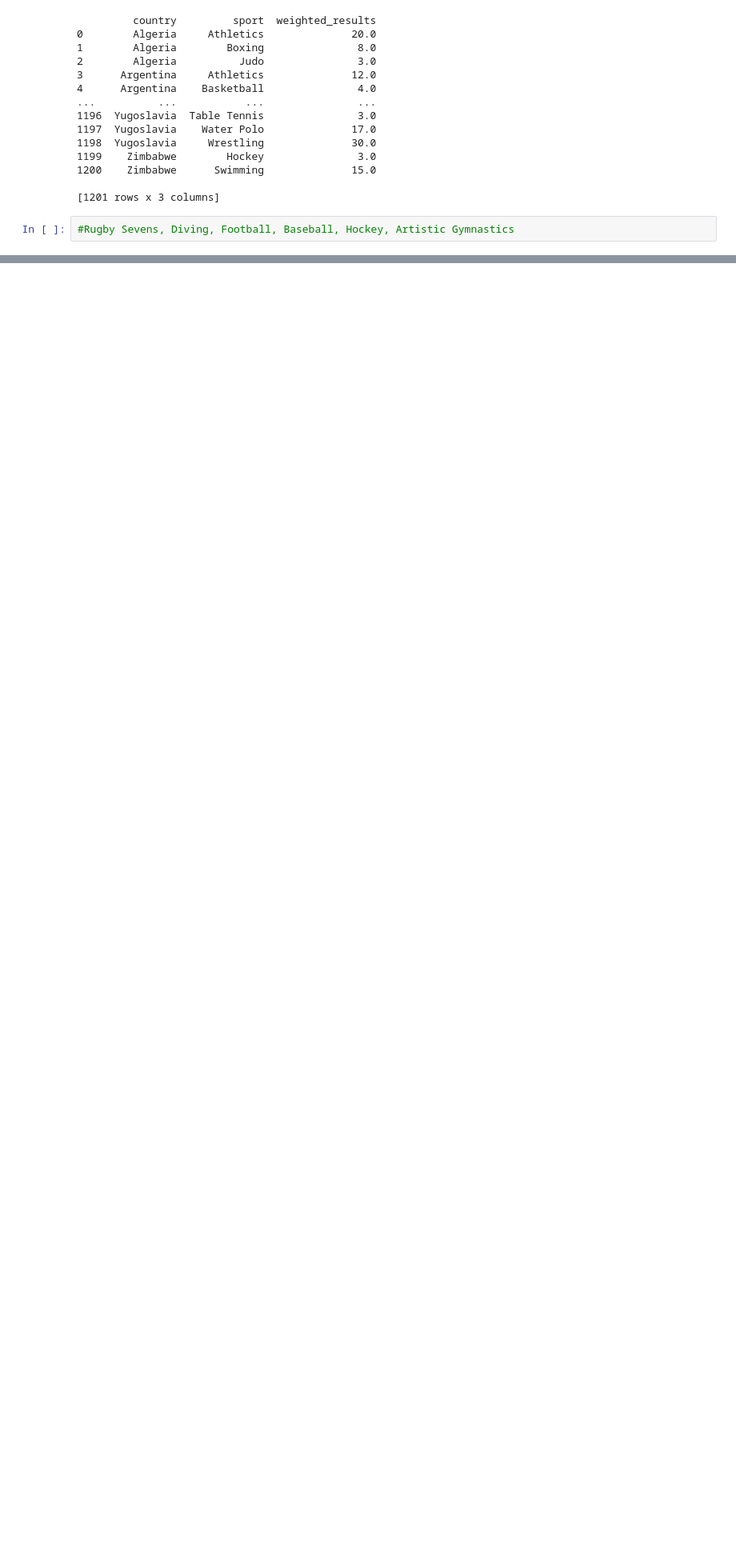
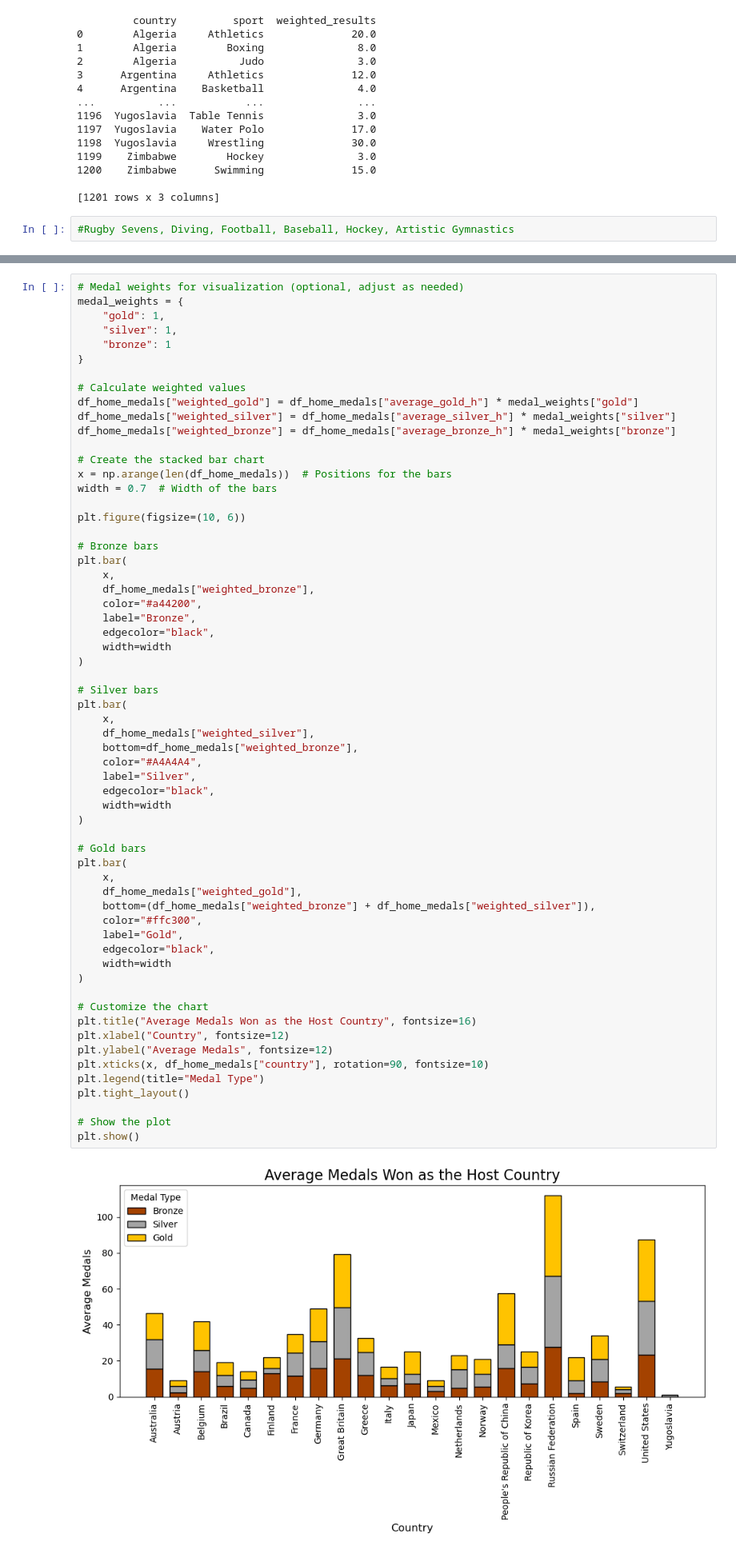
Before and after one commit to Gartles20/Project-1-Group-5, a Jupyter notebook: dataframes_Thomas.ipynb, the cells around one changed output, grey strips where cells are left out. Shown at 80% size. Drawn from its saved outputs; the diff is of its cells as text; blank space fills up the shorter version.

```diff
--- a/dataframes_Thomas.ipynb
+++ b/dataframes_Thomas.ipynb
@@ -375,0 +557,63 @@ plt.show()
+# %%
+# Medal weights for visualization (optional, adjust as needed)
+medal_weights = {
+    "gold": 1,
+    "silver": 1,
+    "bronze": 1
+}
+
+# Calculate weighted values
+df_home_medals["weighted_gold"] = df_home_medals["average_gold_h"] * medal_weights["gold"]
+df_home_medals["weighted_silver"] = df_home_medals["average_silver_h"] * medal_weights["silver"]
+df_home_medals["weighted_bronze"] = df_home_medals["average_bronze_h"] * medal_weights["bronze"]
+
+# Create the stacked bar chart
+x = np.arange(len(df_home_medals))  # Positions for the bars
+width = 0.7  # Width of the bars
+
+plt.figure(figsize=(10, 6))
+
+# Bronze bars
+plt.bar(
+    x,
+    df_home_medals["weighted_bronze"],
+    color="#a44200",
+    label="Bronze",
+    edgecolor="black",
+    width=width
+)
+
+# Silver bars
+plt.bar(
+    x,
+    df_home_medals["weighted_silver"],
+    bottom=df_home_medals["weighted_bronze"],
+    color="#A4A4A4",
+    label="Silver",
+    edgecolor="black",
+    width=width
+)
+
+# Gold bars
+plt.bar(
+    x,
+    df_home_medals["weighted_gold"],
+    bottom=(df_home_medals["weighted_bronze"] + df_home_medals["weighted_silver"]),
+    color="#ffc300",
+    label="Gold",
+    edgecolor="black",
+    width=width
+)
+
+# Customize the chart
+plt.title("Average Medals Won as the Host Country", fontsize=16)
+plt.xlabel("Country", fontsize=12)
+plt.ylabel("Average Medals", fontsize=12)
+plt.xticks(x, df_home_medals["country"], rotation=90, fontsize=10)
+plt.legend(title="Medal Type")
+plt.tight_layout()
+
+# Show the plot
+plt.show()
+# %% [output]
+[figure, added]
```
Also changed, not shown: parts of 44 cells of this notebook, 1 other file.
